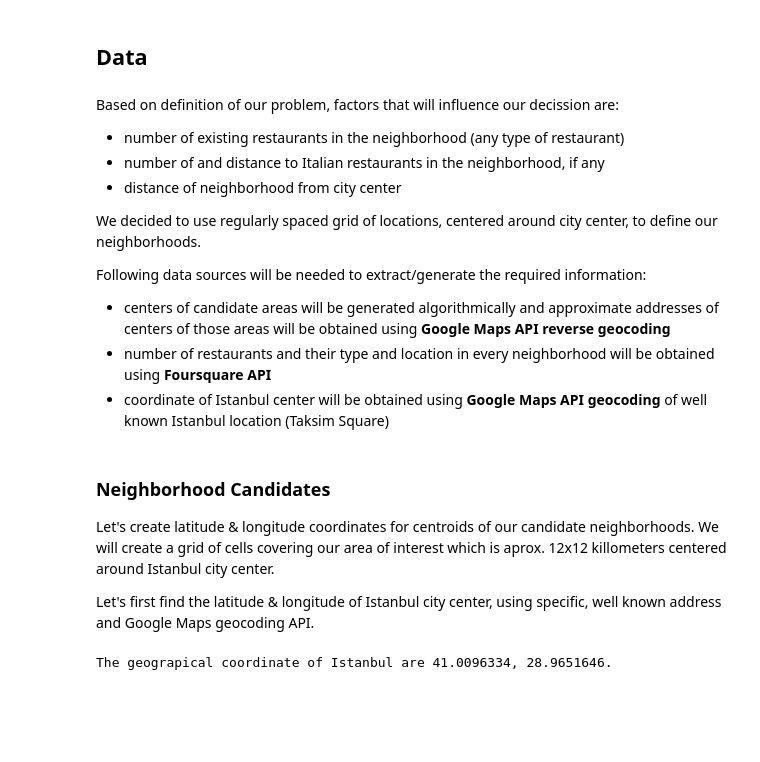
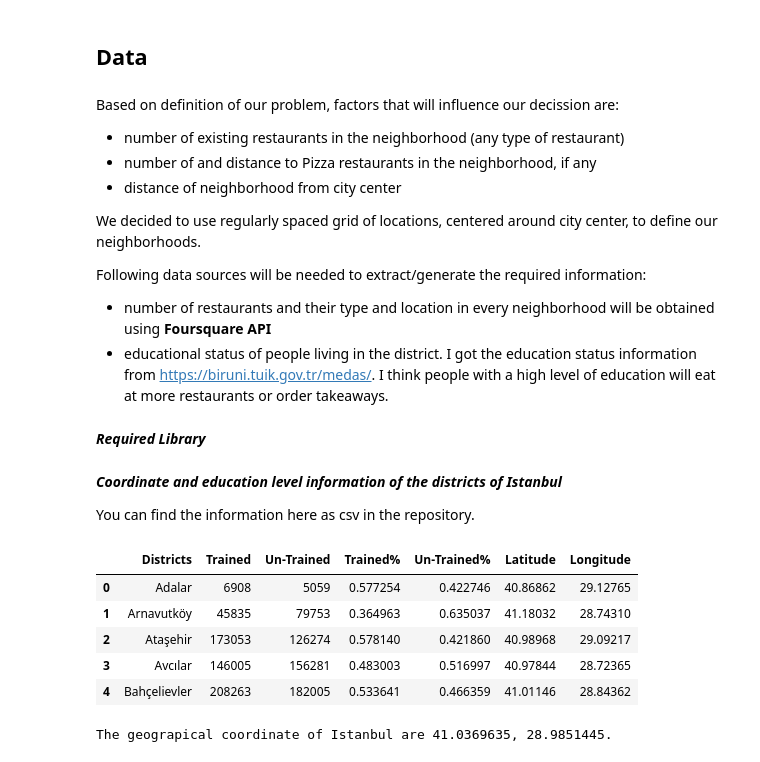
Before and after one commit to evrenarslan/Coursera_Capstone, a Jupyter notebook: Week4- From Samples - Week1.ipynb, the cells around one changed output. Drawn from its saved outputs; the diff is of its cells as text; code cells hidden in the pictures; blank space fills up the shorter version.

```diff
--- a/Week4- From Samples - Week1.ipynb
+++ b/Week4- From Samples - Week1.ipynb
@@ -22,18 +22,13 @@ We will use our data science powers to generate a few most promissing neighborho
 # %% [markdown]
 Based on definition of our problem, factors that will influence our decission are:
 * number of existing restaurants in the neighborhood (any type of restaurant)
-* number of and distance to Italian restaurants in the neighborhood, if any
+* number of and distance to Pizza restaurants in the neighborhood, if any
 * distance of neighborhood from city center
 
 We decided to use regularly spaced grid of locations, centered around city center, to define our neighborhoods.
 
 Following data sources will be needed to extract/generate the required information:
-* centers of candidate areas will be generated algorithmically and approximate addresses of centers of those areas will be obtained using **Google Maps API reverse geocoding**
 * number of restaurants and their type and location in every neighborhood will be obtained using **Foursquare API**
-* coordinate of Istanbul center will be obtained using **Google Maps API geocoding** of well known Istanbul location (Taksim Square)
+* educational status of people living in the district. I got the education status information from https://biruni.tuik.gov.tr/medas/. I think people with a high level of education will eat at more restaurants or order takeaways.
-# %% [markdown]
-### Neighborhood Candidates
-
-Let's create latitude & longitude coordinates for centroids of our candidate neighborhoods. We will create a grid of cells covering our area of interest which is aprox. 12x12 killometers centered around Istanbul city center.
-
-Let's first find the latitude & longitude of Istanbul city center, using specific, well known address and Google Maps geocoding API.
+# %% [markdown]
+***Required Library***
@@ -40,7 +39,32 @@ Let's first find the latitude & longitude of Istanbul city center, using specifi
+# %% [markdown]
+***Coordinate and education level information of the districts of Istanbul***
+
+You can find the information here as csv in the repository.
+# %%
+df_egitim=pd.read_csv("SecimSonuclari_EgitimDurumu.csv")
+df_egitim_map=pd.read_csv("EğitimDurumuMapping.csv")
+df_longlat=pd.read_csv("Ilce_Lat_long.csv")
+df_egitim=pd.melt(df_egitim,id_vars=["İlçe"],value_vars=df_egitim.columns[1:]).rename(columns={"variable":"Sınıf","value":"Kişi"})
+df_egitim=pd.merge(df_egitim,df_egitim_map,on="Sınıf")
+df_egitim=df_egitim.groupby(["İlçe","Education Status 2"], as_index=False)["Kişi"].sum()
+df_egitim=df_egitim.pivot(index="İlçe",columns="Education Status 2",values="Kişi").reset_index()
+df_egitim.rename_axis(None, axis = 1,inplace=True)
+#Eğitimli ve eğitimsiz kitlelerin ilçelere göre oranını bulacağım.
+df_egitim["Trained%"]=df_egitim["Trained"]/(df_egitim["Trained"]+df_egitim["Un-Trained"])
+df_egitim["Un-Trained%"]=df_egitim["Un-Trained"]/(df_egitim["Trained"]+df_egitim["Un-Trained"])
+df_egitim=pd.merge(df_egitim,df_longlat,on="İlçe")
+df_egitim=df_egitim.rename(columns={"İlçe":"Districts"})
+df_egitim.head()
+# %% [output]
+|  | Districts | Trained | Un-Trained | Trained% | Un-Trained% | Latitude | Longitude |
+| 0 | Adalar | 6908 | 5059 | 0.577254 | 0.422746 | 40.86862 | 29.12765 |
+| 1 | Arnavutköy | 45835 | 79753 | 0.364963 | 0.635037 | 41.18032 | 28.74310 |
+| 2 | Ataşehir | 173053 | 126274 | 0.578140 | 0.421860 | 40.98968 | 29.09217 |
+| 3 | Avcılar | 146005 | 156281 | 0.483003 | 0.516997 | 40.97844 | 28.72365 |
+| 4 | Bahçelievler | 208263 | 182005 | 0.533641 | 0.466359 | 41.01146 | 28.84362 |
 # %%
-from geopy.geocoders import Nominatim
 # Geograpical coordinate of Istanbul
-address = 'Istanbul'
+address = 'Taksim Square,Istanbul'
 
 geolocator = Nominatim(user_agent="Istanbul")
 location = geolocator.geocode(address)
@@ -48,4 +72,4 @@ latitude_istanbul = location.latitude
 longitude_istanbul = location.longitude
 print('The geograpical coordinate of Istanbul are {}, {}.'.format(latitude_istanbul, longitude_istanbul))
 # %% [output]
-The geograpical coordinate of Istanbul are 41.0096334, 28.9651646.
+The geograpical coordinate of Istanbul are 41.0369635, 28.9851445.
```
Also changed, not shown: parts of 6 cells of this notebook, 3 other files.
